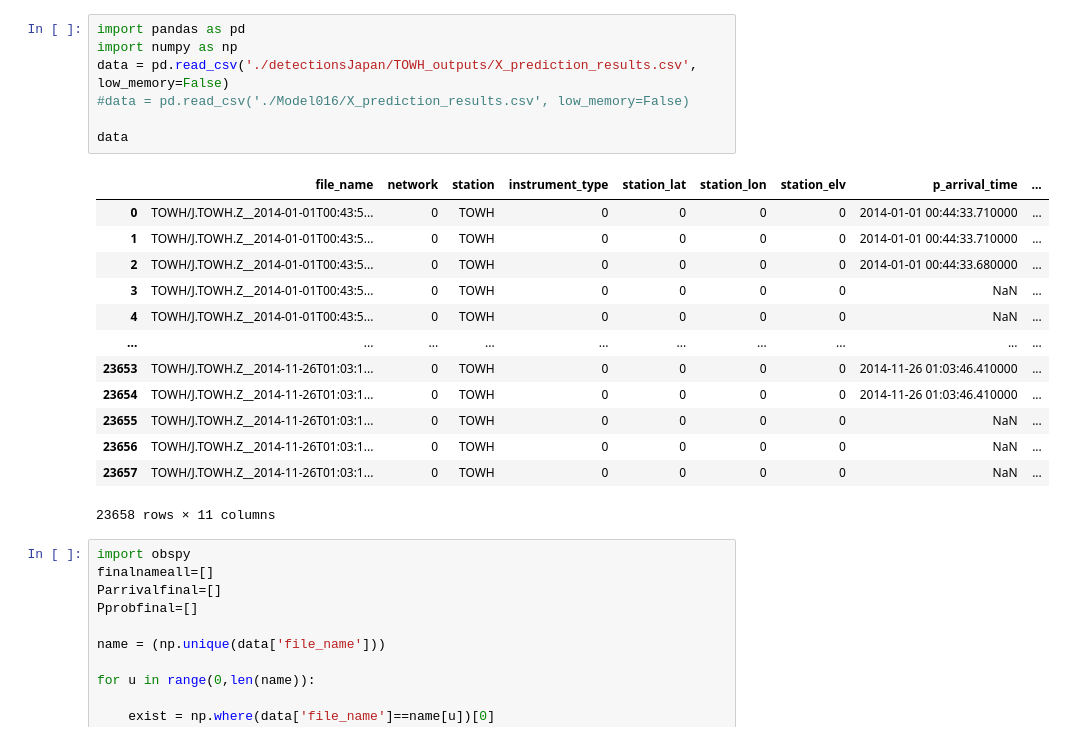
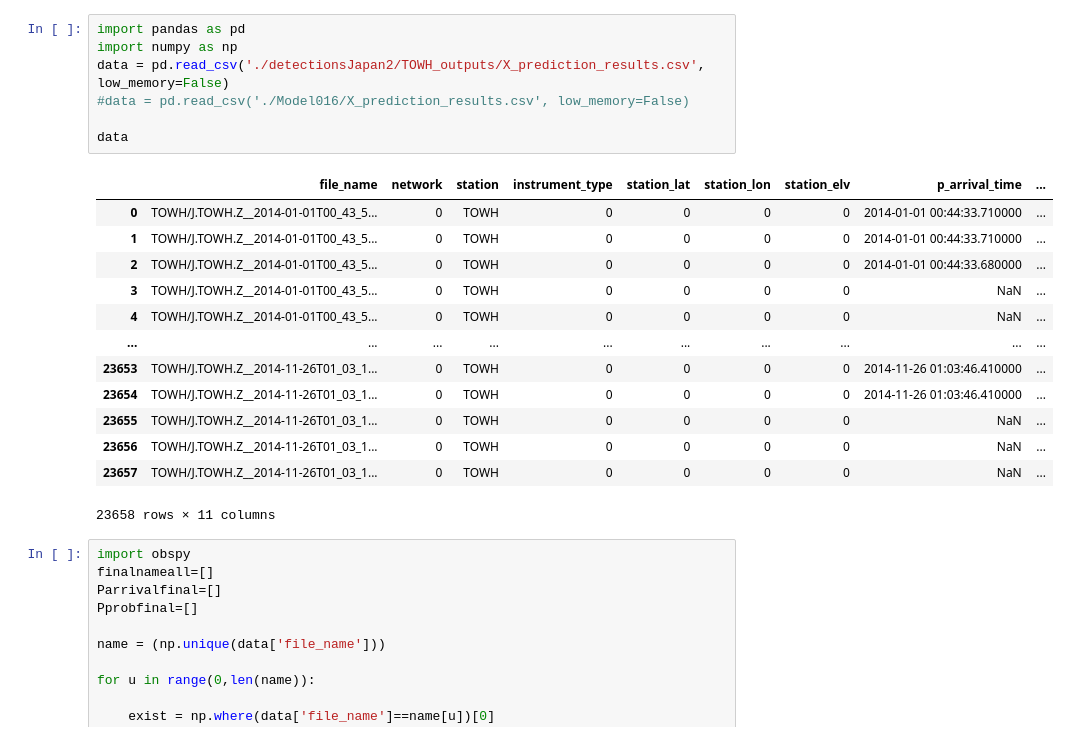
Before and after one commit to chenyk1990/eqcct, a Jupyter notebook: Predict_MSEED_Japan_PS.ipynb, the cells around one changed output. Saved outputs shown, nothing was run; the diff lists cells and outputs as text.

```diff
--- a/Predict_MSEED_Japan_PS.ipynb
+++ b/Predict_MSEED_Japan_PS.ipynb
@@ -73,23 +77,23 @@ ________________________________________________________________________________
 # %%
 import pandas as pd
 import numpy as np
-data = pd.read_csv('./detectionsJapan/TOWH_outputs/X_prediction_results.csv', low_memory=False)
+data = pd.read_csv('./detectionsJapan2/TOWH_outputs/X_prediction_results.csv', low_memory=False)
 #data = pd.read_csv('./Model016/X_prediction_results.csv', low_memory=False)
 
 data
 # %% [output]
 |  | file_name | network | station | instrument_type | station_lat | station_lon | station_elv | p_arrival_time | ... |
-| 0 | TOWH/J.TOWH.Z__2014-01-01T00:43:5... | 0 | TOWH | 0 | 0 | 0 | 0 | 2014-01-01 00:44:33.710000 | ... |
-| 1 | TOWH/J.TOWH.Z__2014-01-01T00:43:5... | 0 | TOWH | 0 | 0 | 0 | 0 | 2014-01-01 00:44:33.710000 | ... |
-| 2 | TOWH/J.TOWH.Z__2014-01-01T00:43:5... | 0 | TOWH | 0 | 0 | 0 | 0 | 2014-01-01 00:44:33.680000 | ... |
-| 3 | TOWH/J.TOWH.Z__2014-01-01T00:43:5... | 0 | TOWH | 0 | 0 | 0 | 0 | NaN | ... |
-| 4 | TOWH/J.TOWH.Z__2014-01-01T00:43:5... | 0 | TOWH | 0 | 0 | 0 | 0 | NaN | ... |
+| 0 | TOWH/J.TOWH.Z__2014-01-01T00_43_5... | 0 | TOWH | 0 | 0 | 0 | 0 | 2014-01-01 00:44:33.710000 | ... |
+| 1 | TOWH/J.TOWH.Z__2014-01-01T00_43_5... | 0 | TOWH | 0 | 0 | 0 | 0 | 2014-01-01 00:44:33.710000 | ... |
+| 2 | TOWH/J.TOWH.Z__2014-01-01T00_43_5... | 0 | TOWH | 0 | 0 | 0 | 0 | 2014-01-01 00:44:33.680000 | ... |
+| 3 | TOWH/J.TOWH.Z__2014-01-01T00_43_5... | 0 | TOWH | 0 | 0 | 0 | 0 | NaN | ... |
+| 4 | TOWH/J.TOWH.Z__2014-01-01T00_43_5... | 0 | TOWH | 0 | 0 | 0 | 0 | NaN | ... |
 | ... | ... | ... | ... | ... | ... | ... | ... | ... | ... |
-| 23653 | TOWH/J.TOWH.Z__2014-11-26T01:03:1... | 0 | TOWH | 0 | 0 | 0 | 0 | 2014-11-26 01:03:46.410000 | ... |
-| 23654 | TOWH/J.TOWH.Z__2014-11-26T01:03:1... | 0 | TOWH | 0 | 0 | 0 | 0 | 2014-11-26 01:03:46.410000 | ... |
-| 23655 | TOWH/J.TOWH.Z__2014-11-26T01:03:1... | 0 | TOWH | 0 | 0 | 0 | 0 | NaN | ... |
-| 23656 | TOWH/J.TOWH.Z__2014-11-26T01:03:1... | 0 | TOWH | 0 | 0 | 0 | 0 | NaN | ... |
-| 23657 | TOWH/J.TOWH.Z__2014-11-26T01:03:1... | 0 | TOWH | 0 | 0 | 0 | 0 | NaN | ... |
+| 23653 | TOWH/J.TOWH.Z__2014-11-26T01_03_1... | 0 | TOWH | 0 | 0 | 0 | 0 | 2014-11-26 01:03:46.410000 | ... |
+| 23654 | TOWH/J.TOWH.Z__2014-11-26T01_03_1... | 0 | TOWH | 0 | 0 | 0 | 0 | 2014-11-26 01:03:46.410000 | ... |
+| 23655 | TOWH/J.TOWH.Z__2014-11-26T01_03_1... | 0 | TOWH | 0 | 0 | 0 | 0 | NaN | ... |
+| 23656 | TOWH/J.TOWH.Z__2014-11-26T01_03_1... | 0 | TOWH | 0 | 0 | 0 | 0 | NaN | ... |
+| 23657 | TOWH/J.TOWH.Z__2014-11-26T01_03_1... | 0 | TOWH | 0 | 0 | 0 | 0 | NaN | ... |
 23658 rows × 11 columns
 # %%
 import obspy
```
Also changed, not shown: parts of 3 cells of this notebook, 1 other file.
